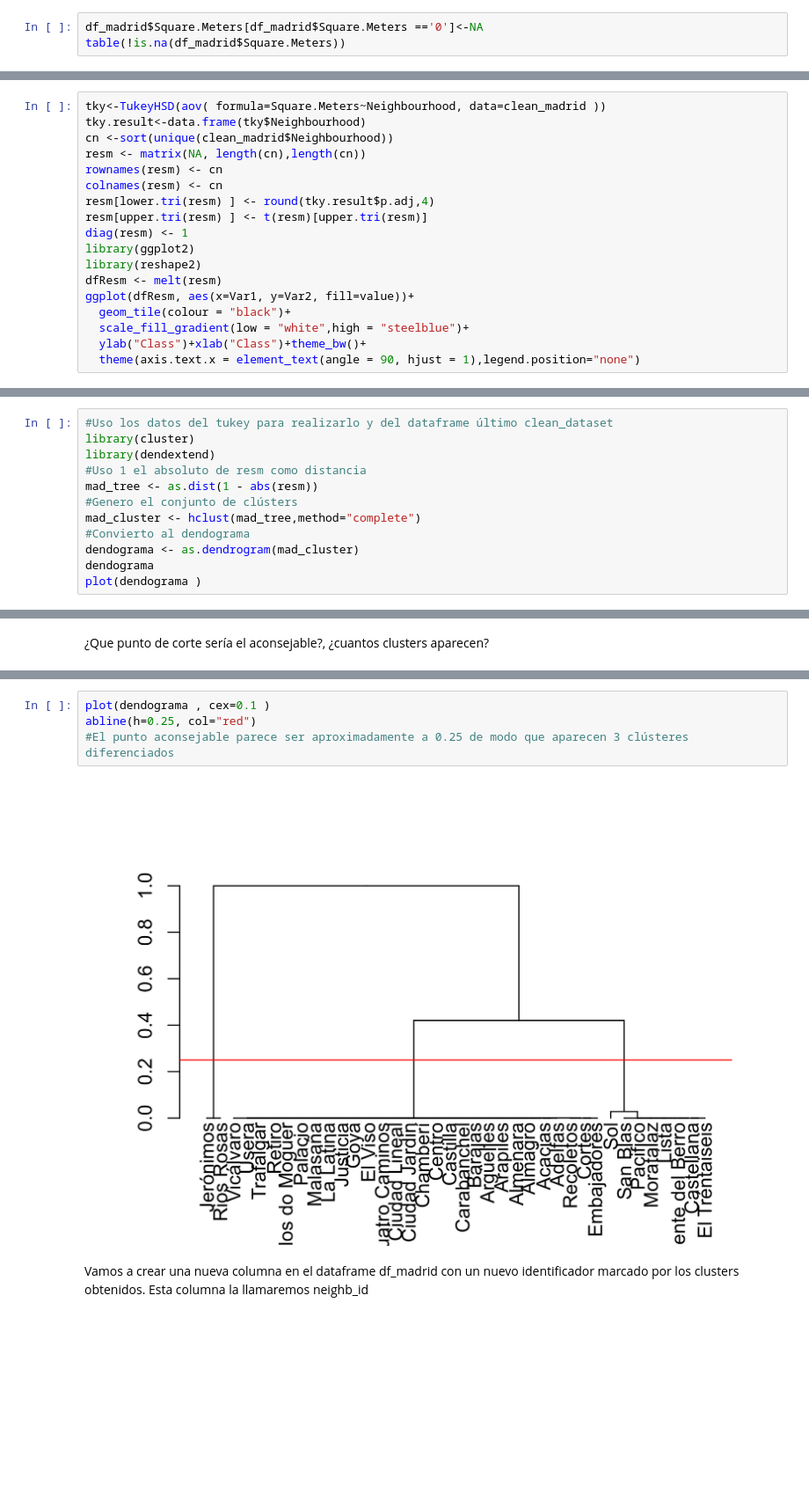
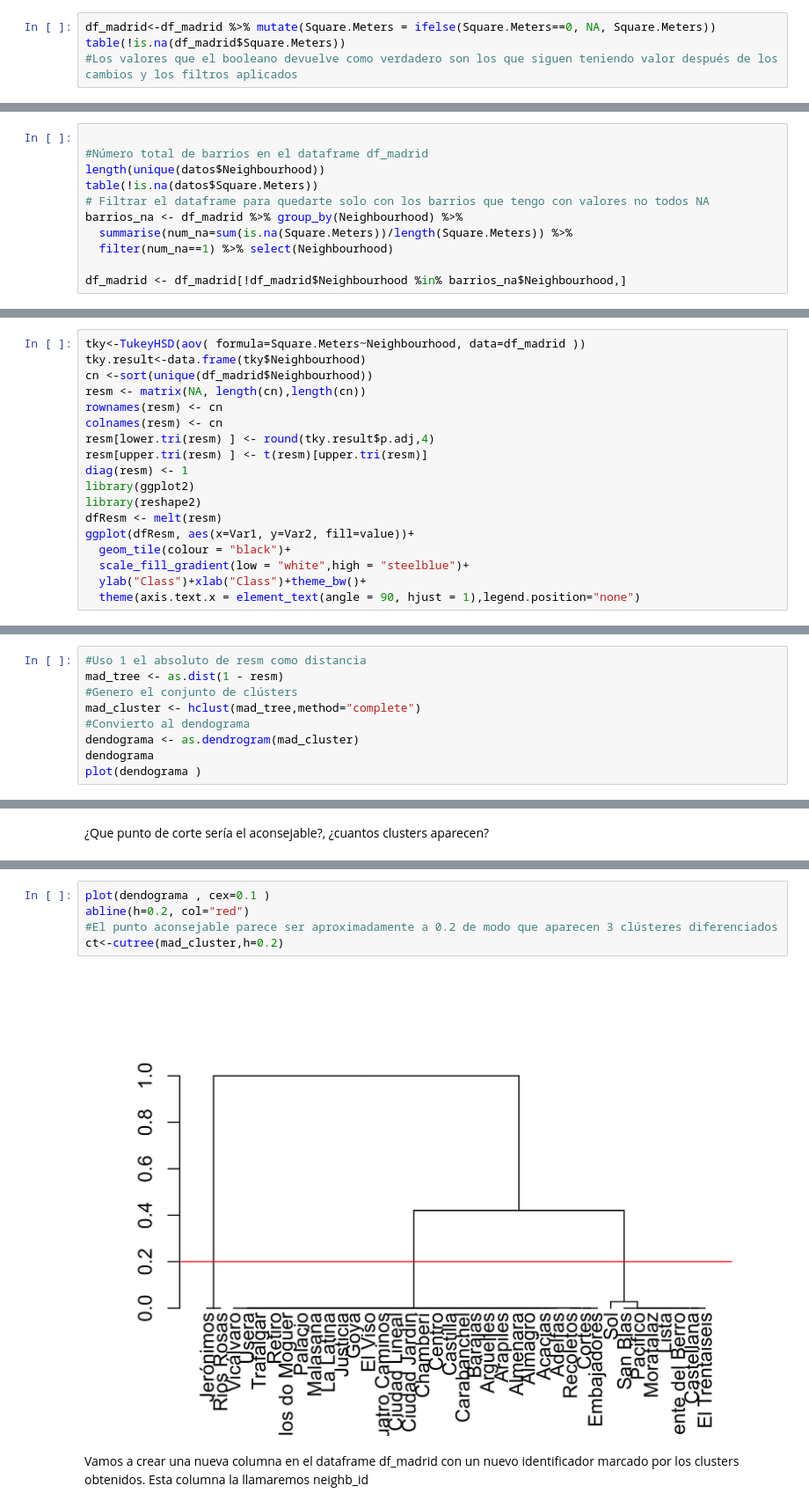
Before and after one commit to PaulTelleria/main, a Jupyter notebook: Data_Mining/PracticaFinalDataMiningPaulTelleria.ipynb, the cells around one changed output, grey strips where cells are left out. Shown at 88% size. Drawn from its saved outputs; the diff is of its cells as text; blank space fills up the shorter version.

```diff
--- a/Data_Mining/PracticaFinalDataMiningPaulTelleria.ipynb
+++ b/Data_Mining/PracticaFinalDataMiningPaulTelleria.ipynb
@@ -144,8 +143,9 @@ head(df_filt1 , 5)
 # %% [markdown]
 Reemplazar todos los 0m^2 por NA
 # %%
-df_madrid$Square.Meters[df_madrid$Square.Meters =='0']<-NA
+df_madrid<-df_madrid %>% mutate(Square.Meters = ifelse(Square.Meters==0, NA, Square.Meters))
 table(!is.na(df_madrid$Square.Meters))
+#Los valores que el booleano devuelve como verdadero son los que siguen teniendo valor después de los cambios y los filtros aplicados
 # %% [output]
 FALSE  TRUE
  5382   219
@@ -251,0 +187,11 @@ head(clean_madrid , 20)
+# %%
+
+#Número total de barrios en el dataframe df_madrid
+length(unique(datos$Neighbourhood))
+table(!is.na(datos$Square.Meters))
+# Filtrar el dataframe para quedarte solo con los barrios que tengo con valores no todos NA
+barrios_na <- df_madrid %>% group_by(Neighbourhood) %>%
+  summarise(num_na=sum(is.na(Square.Meters))/length(Square.Meters)) %>%
+  filter(num_na==1) %>% select(Neighbourhood)
+
+df_madrid <- df_madrid[!df_madrid$Neighbourhood %in% barrios_na$Neighbourhood,]
@@ -254,9 +204,9 @@ El barrio parece ser un indicador importante para los metros cuadrados de un apa
 
 Vamos a agrupar los barrios por metros cuadrados. Podemos usar una matriz de similaridad de Tukey tal y como hicimos en el curso de estadística:
 # %%
-tky<-TukeyHSD(aov( formula=Square.Meters~Neighbourhood, data=clean_madrid ))
+tky<-TukeyHSD(aov( formula=Square.Meters~Neighbourhood, data=df_madrid ))
 tky.result<-data.frame(tky$Neighbourhood)
-cn <-sort(unique(clean_madrid$Neighbourhood))
+cn <-sort(unique(df_madrid$Neighbourhood))
 resm <- matrix(NA, length(cn),length(cn))
 rownames(resm) <- cn
 colnames(resm) <- cn
@@ -289,9 +257,6 @@ Making 'packages.html' ... done
 # %%
-#Uso los datos del tukey para realizarlo y del dataframe último clean_dataset
-library(cluster)
-library(dendextend)
 #Uso 1 el absoluto de resm como distancia
-mad_tree <- as.dist(1 - abs(resm))
+mad_tree <- as.dist(1 - resm)
 #Genero el conjunto de clústers
 mad_cluster <- hclust(mad_tree,method="complete")
 #Convierto al dendograma
@@ -334,9 +284,10 @@ plot(ss , col=1:max(clusters), border=27)
 [figure]
 # %%
 plot(dendograma , cex=0.1 )
-abline(h=0.25, col="red")
-#El punto aconsejable parece ser aproximadamente a 0.25 de modo que aparecen 3 clústeres diferenciados
+abline(h=0.2, col="red")
+#El punto aconsejable parece ser aproximadamente a 0.2 de modo que aparecen 3 clústeres diferenciados
+ct<-cutree(mad_cluster,h=0.2)
 # %% [output]
-[figure, old version]
+[figure, new version]
 # %% [markdown]
 Vamos a crear una nueva columna en el dataframe df_madrid con un nuevo identificador marcado por los clusters obtenidos. Esta columna la llamaremos neighb_id
```
Also changed, not shown: parts of 48 cells of this notebook.
